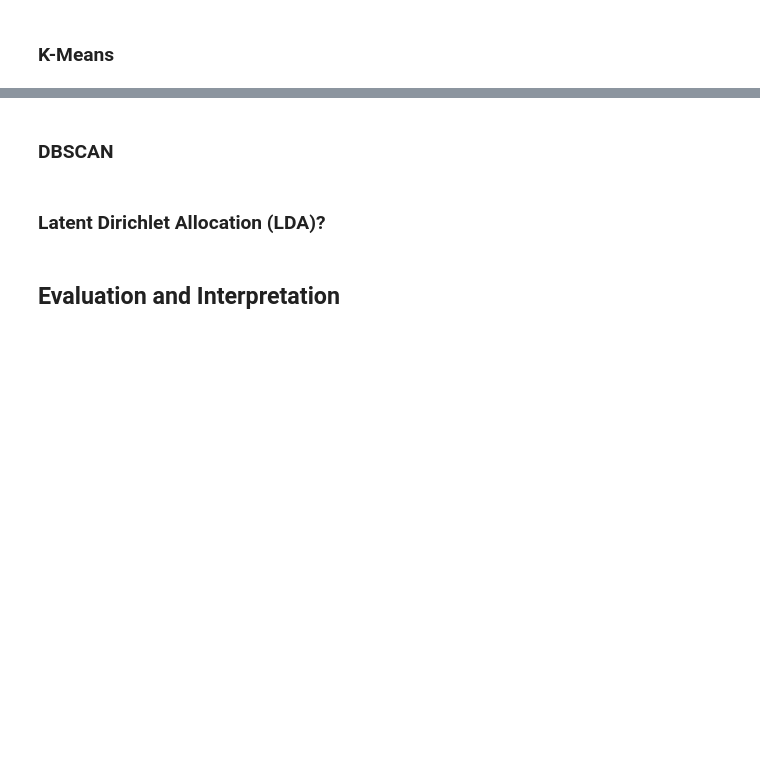
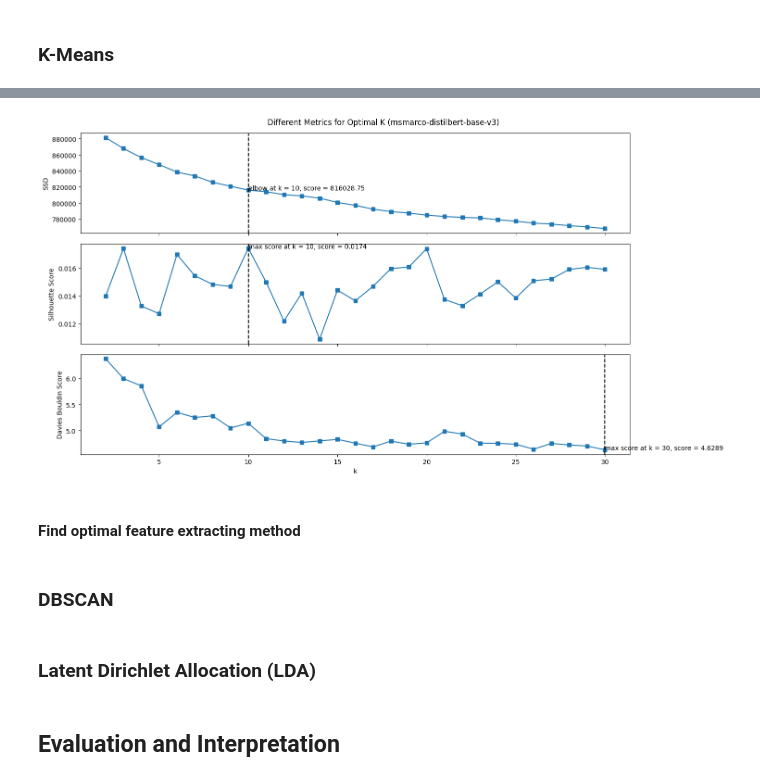
Before and after one commit to nadpierre/wiki-nlp-project, a Jupyter notebook: nlp_project.ipynb, the cells around one changed output, grey strips where cells are left out. Cells and saved outputs as stored; diff of their text form; code cells hidden in the pictures; blank space fills up the shorter version.

```diff
--- a/nlp_project.ipynb
+++ b/nlp_project.ipynb
@@ -234,0 +240,7 @@ tfidf_matrix.shape
+# %%
+# Load models
+model = SentenceTransformer('sentence-transformers/msmarco-distilbert-base-v3')
+# %%
+# Calculate embeddings
+bert_emb = pd.DataFrame(model.encode(df['text']))
+bert_emb
@@ -239,7 +332,15 @@ tfidf_matrix.shape
+# %%
+# Display plots for msmarco-distilbert-base-v3
+metrics_df = create_models(bert_emb)
+display_k_plots(metrics_df, 'msmarco-distilbert-base-v3')
+# %% [output]
+[figure, added]
+# %% [markdown]
+#### Find optimal feature extracting method
 # %% [markdown]
 ### DBSCAN
 # %% [markdown]
-### Latent Dirichlet Allocation (LDA)?
+### Latent Dirichlet Allocation (LDA)
 # %% [markdown]
 ## Evaluation and Interpretation
 # %% [markdown]
```
Also changed, not shown: parts of 29 cells of this notebook, 1 other file.
